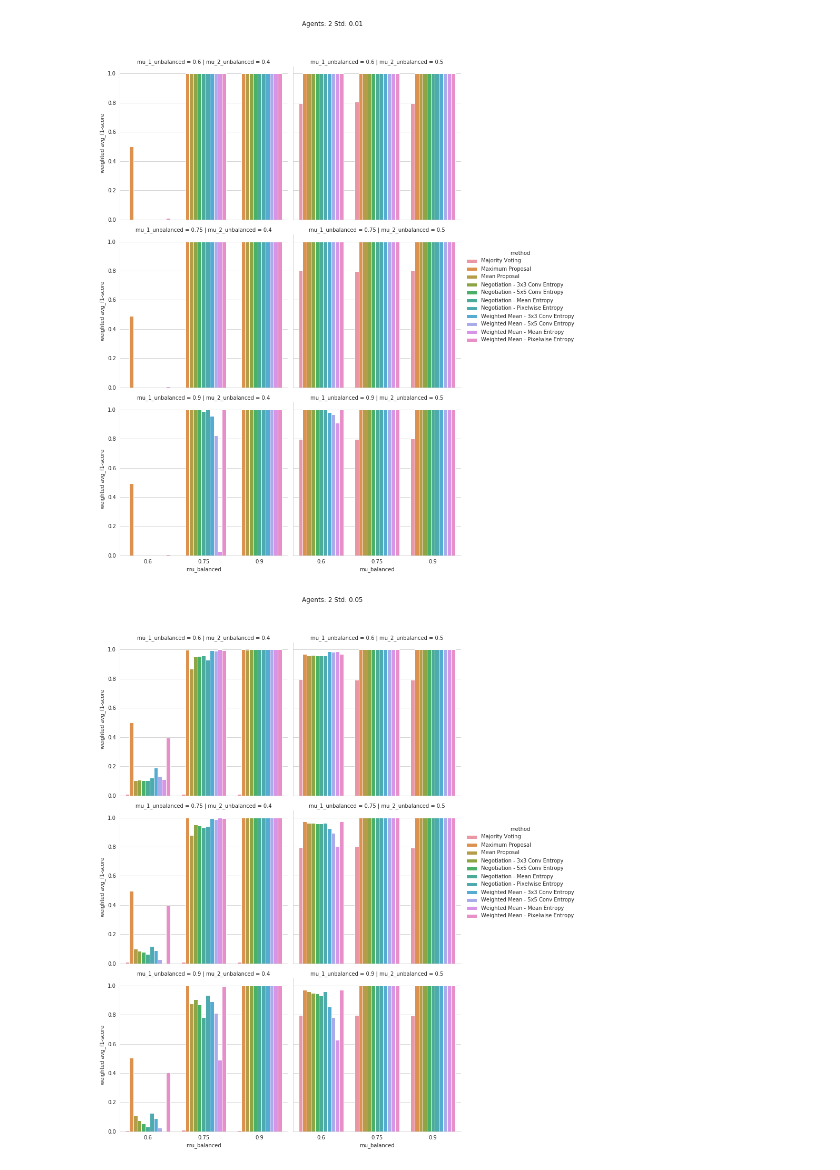
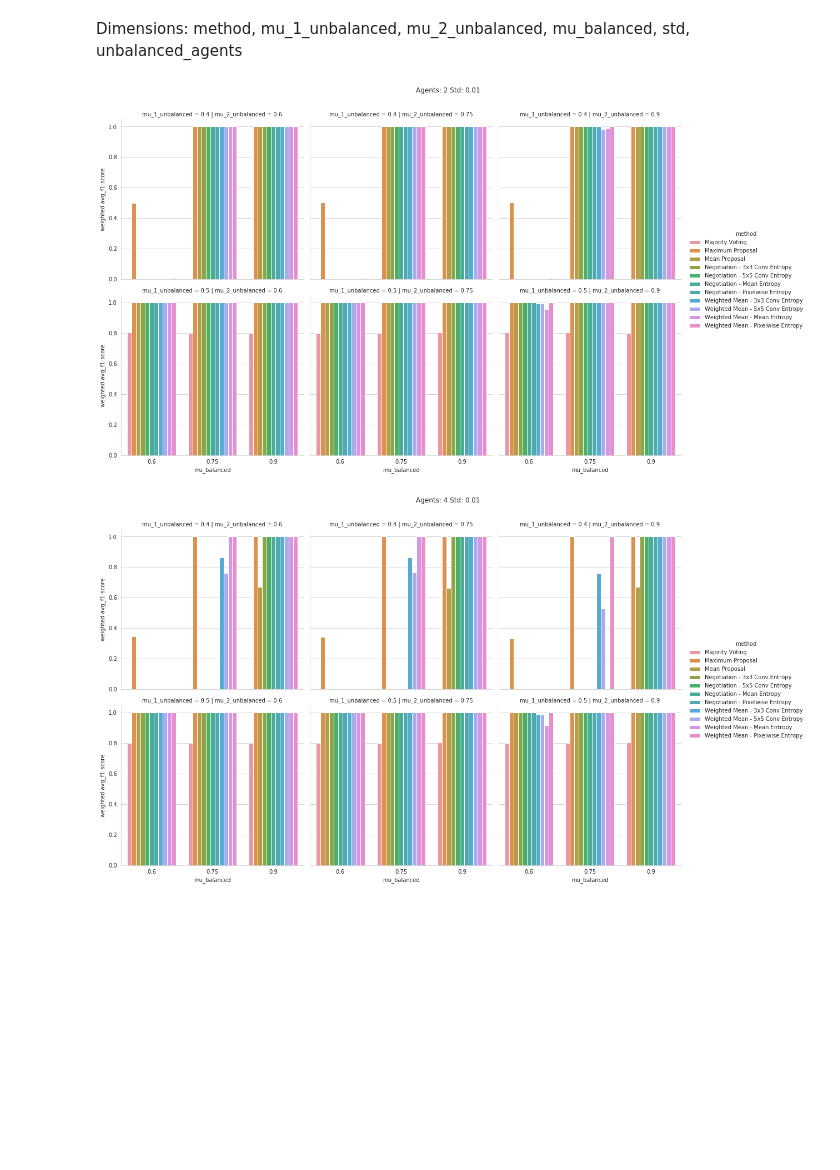
Before and after one commit to edoardogiacomello/DistributedSegmentation, a Jupyter notebook: src/SyntheticResultsViewer.ipynb, the cells around one changed output. Saved outputs shown, nothing was run; the diff lists cells and outputs as text; code cells hidden in the pictures; blank space fills up the shorter version.

Commit message:
Added graph results

```diff
--- a/src/SyntheticResultsViewer.ipynb
+++ b/src/SyntheticResultsViewer.ipynb
@@ -6,3 +7,6 @@ import numpy as np
 # %%
-data =pd.read_csv('results/bin_chk_balanced_vs_unbalanced_c1.csv', index_col=0)
+binary_or_multiclass = 'bin'
+template = 'blob'
+unbalanced_class = 'c2'
+data =pd.read_csv('results/{}_{}_balanced_vs_unbalanced_{}.csv'.format(binary_or_multiclass, template, unbalanced_class), index_col=0)
 metric_to_show = 'weighted avg_f1-score'
@@ -16,10 +13,14 @@ TODO:
+# %% [markdown]
+Dimensions: method, mu_1_unbalanced, mu_2_unbalanced, mu_balanced, std, unbalanced_agents
 # %%
 for std, filtered_std in data.groupby(['std']):
     for unb_ags, filtered_ags in filtered_std.groupby(['unbalanced_agents']):
         sb.catplot(data=filtered_ags, x='mu_balanced', hue='method', y=metric_to_show, row='mu_1_unbalanced', col='mu_2_unbalanced', kind='bar')
         plt.subplots_adjust(top=0.9)
         plt.gcf().suptitle('Agents: ' + str(unb_ags) + " Std: " + str(std))
-        break
+        folder = 'results/graphs/{}/'.format(metric_to_show)
+        os.makedirs(folder, exist_ok=True)
+        #plt.savefig(folder + '{}_{}_balanced_vs_unbalanced_{}_std-{}_unbagents-{}.png'.format(binary_or_multiclass, template, unbalanced_class, std, unb_ags))
 # %% [output]
-[figure, old version]
+[figure, new version]
-[figure, old version]
+[figure, new version]
```
Also changed, not shown: parts of 7 cells of this notebook, 48 other files.
